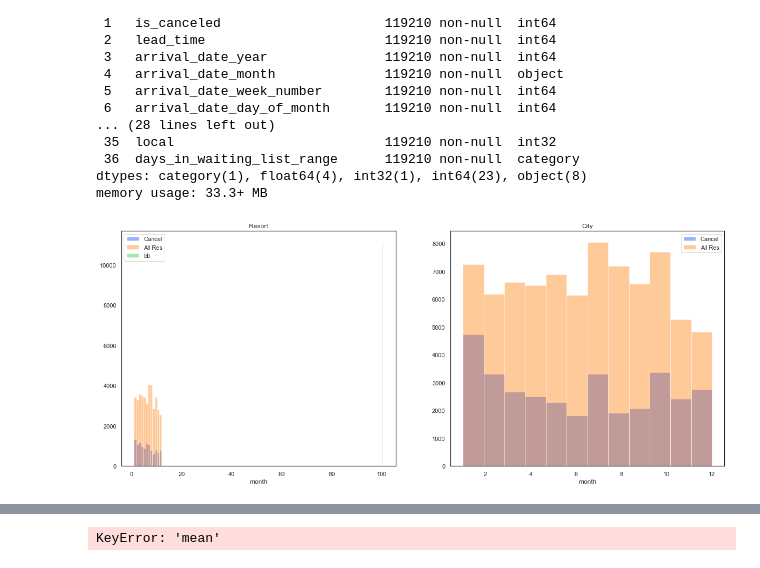
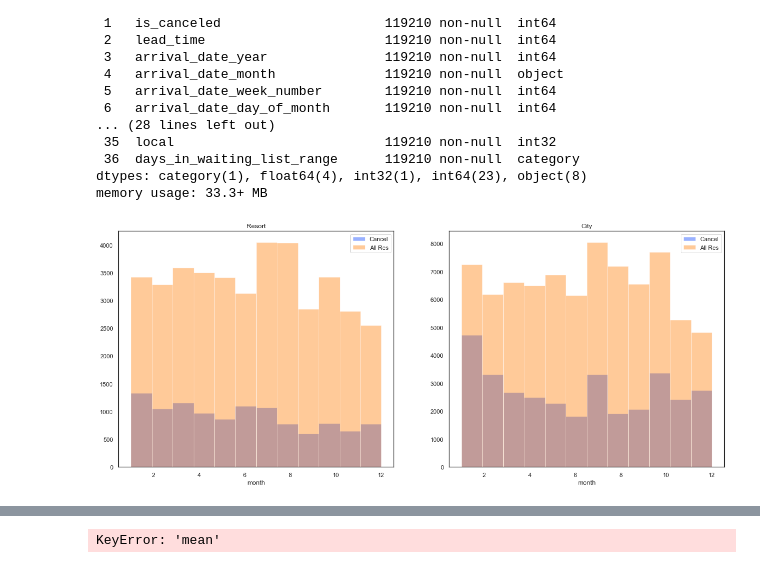
Before and after one commit to burakarslan/IDSA_Project03, a Jupyter notebook: 02- Data Cleaning & EDA.ipynb, the cells around one changed output, grey strips where cells are left out. Drawn from its saved outputs; the diff is of its cells as text; code cells hidden in the pictures.

```diff
--- a/02- Data Cleaning & EDA.ipynb
+++ b/02- Data Cleaning & EDA.ipynb
@@ -356,21 +356,20 @@ df.reservation_status.unique()
 # %%
 CheckOut = 'All Res'
 Canceled = 'Cancel'
 sns.set(style="white", palette="bright", color_codes=True)
 fig, axes = plt.subplots(nrows=1, ncols=2,figsize=(20, 8))
 resort = df[df['hotel']== 1]
 city = df[df['hotel']== 0]
 ax = sns.distplot(resort[resort['is_canceled']==1].month.dropna(), bins=12, label = Canceled, ax = axes[0] , kde =False)
 ax = sns.distplot(resort.month.dropna(), bins=12, label = CheckOut, ax = axes[0],  kde =False)
-ax = sns.distplot( ((resort[resort['is_canceled']==1].month.dropna()*100)/resort.month.dropna()), bins=12, label = 'bb', ax = axes[0],  kde =False)
 ax.legend()
 ax.set_title('Resort')
 ax = sns.distplot(city[city['is_canceled']==1].month.dropna(), bins=12, label = Canceled, ax = axes[1], kde =False)
 ax = sns.distplot(city.month.dropna(), bins=12, label = CheckOut, ax = axes[1], kde =False)
 ax.legend()
 _ = ax.set_title('City')
 # %% [output]
-[figure, old version]
+[figure, new version]
 # %%
 df
 # %% [output]
```
Also changed, not shown: parts of 2 cells of this notebook, 2 other files.
